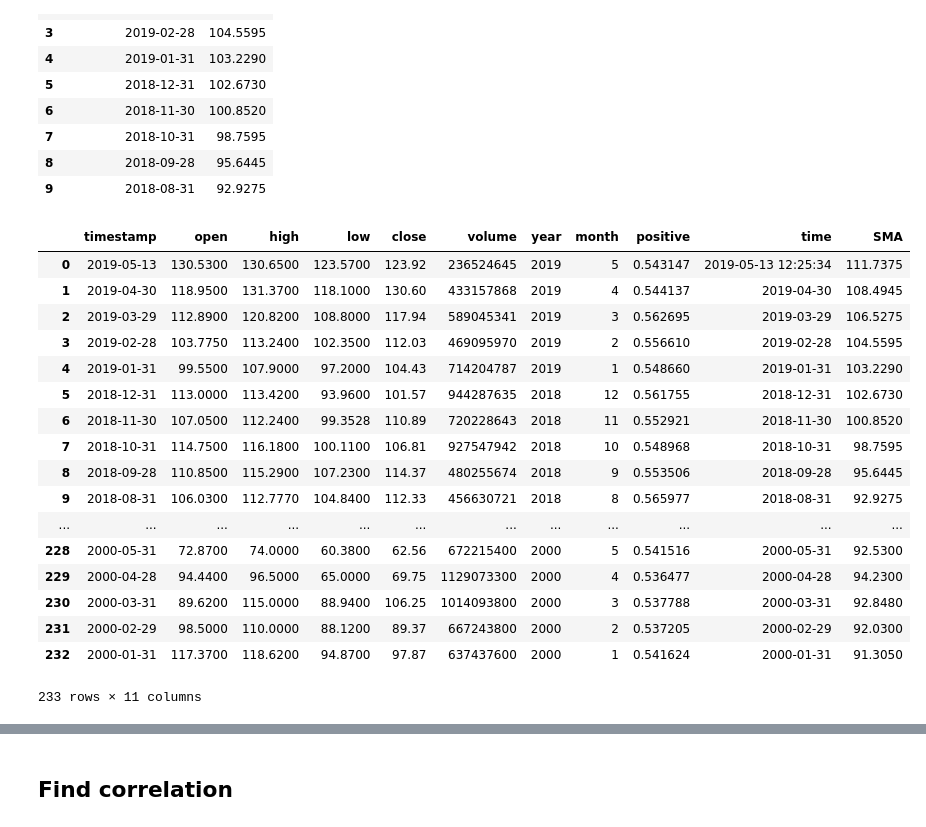
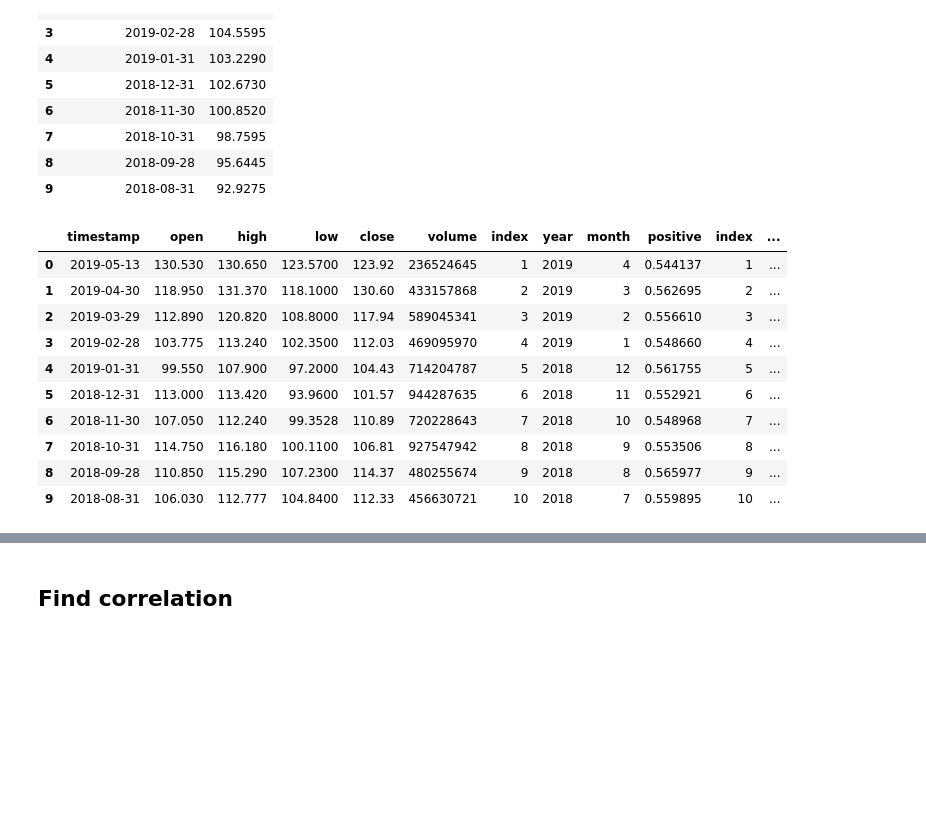
Before and after one commit to thu2pham/StockForecasting, a Jupyter notebook: event_based_forecasting.ipynb, the cells around one changed output, grey strips where cells are left out. Saved outputs shown, nothing was run; the diff lists cells and outputs as text; code cells hidden in the pictures; blank space fills up the shorter version.

Commit message:
Reorganize combined dataset to use past data predicting future data

```diff
--- a/event_based_forecasting.ipynb
+++ b/event_based_forecasting.ipynb
@@ -140,3 +140,5 @@ cropped_df.tail(10)
 | 2000-01-31 | 2000-01-31 | 117.37 | 118.62 | 94.87 | 97.87 | 637437600 |
 # %%
 cropped_df = cropped_df.reset_index(drop=True)
+# Drop last row
+cropped_df = cropped_df[:-1]
@@ -186,4 +197,9 @@ news_data.head(10)
 | 7 | 2018 | 10 | 0.548968 |
 | 8 | 2018 | 9 | 0.553506 |
 | 9 | 2018 | 8 | 0.565977 |
+# %%
+#Drop first row
+news_data = news_data[1:]
+# %%
+news_data = news_data.reset_index()
 # %%
@@ -224,27 +236,23 @@ sma.head(10)
 | 7 | 2018-10-31 | 98.7595 |
 | 8 | 2018-09-28 | 95.6445 |
 | 9 | 2018-08-31 | 92.9275 |
+# %%
+# Drop the first row and reset index
+sma = sma[1:].reset_index()
 # %%
 sma_df = pd.concat([sentimental_df, sma], axis=1, join_axes=[sentimental_df.index])
-sma_df
+sma_df.head(10)
 # %% [output]
-|  | timestamp | open | high | low | close | volume | year | month | positive | time | SMA |
-| 0 | 2019-05-13 | 130.5300 | 130.6500 | 123.5700 | 123.92 | 236524645 | 2019 | 5 | 0.543147 | 2019-05-13 12:25:34 | 111.7375 |
-| 1 | 2019-04-30 | 118.9500 | 131.3700 | 118.1000 | 130.60 | 433157868 | 2019 | 4 | 0.544137 | 2019-04-30 | 108.4945 |
-| 2 | 2019-03-29 | 112.8900 | 120.8200 | 108.8000 | 117.94 | 589045341 | 2019 | 3 | 0.562695 | 2019-03-29 | 106.5275 |
-| 3 | 2019-02-28 | 103.7750 | 113.2400 | 102.3500 | 112.03 | 469095970 | 2019 | 2 | 0.556610 | 2019-02-28 | 104.5595 |
-| 4 | 2019-01-31 | 99.5500 | 107.9000 | 97.2000 | 104.43 | 714204787 | 2019 | 1 | 0.548660 | 2019-01-31 | 103.2290 |
-| 5 | 2018-12-31 | 113.0000 | 113.4200 | 93.9600 | 101.57 | 944287635 | 2018 | 12 | 0.561755 | 2018-12-31 | 102.6730 |
-| 6 | 2018-11-30 | 107.0500 | 112.2400 | 99.3528 | 110.89 | 720228643 | 2018 | 11 | 0.552921 | 2018-11-30 | 100.8520 |
-| 7 | 2018-10-31 | 114.7500 | 116.1800 | 100.1100 | 106.81 | 927547942 | 2018 | 10 | 0.548968 | 2018-10-31 | 98.7595 |
-| 8 | 2018-09-28 | 110.8500 | 115.2900 | 107.2300 | 114.37 | 480255674 | 2018 | 9 | 0.553506 | 2018-09-28 | 95.6445 |
-| 9 | 2018-08-31 | 106.0300 | 112.7770 | 104.8400 | 112.33 | 456630721 | 2018 | 8 | 0.565977 | 2018-08-31 | 92.9275 |
-| ... | ... | ... | ... | ... | ... | ... | ... | ... | ... | ... | ... |
-| 228 | 2000-05-31 | 72.8700 | 74.0000 | 60.3800 | 62.56 | 672215400 | 2000 | 5 | 0.541516 | 2000-05-31 | 92.5300 |
-| 229 | 2000-04-28 | 94.4400 | 96.5000 | 65.0000 | 69.75 | 1129073300 | 2000 | 4 | 0.536477 | 2000-04-28 | 94.2300 |
-| 230 | 2000-03-31 | 89.6200 | 115.0000 | 88.9400 | 106.25 | 1014093800 | 2000 | 3 | 0.537788 | 2000-03-31 | 92.8480 |
-| 231 | 2000-02-29 | 98.5000 | 110.0000 | 88.1200 | 89.37 | 667243800 | 2000 | 2 | 0.537205 | 2000-02-29 | 92.0300 |
-| 232 | 2000-01-31 | 117.3700 | 118.6200 | 94.8700 | 97.87 | 637437600 | 2000 | 1 | 0.541624 | 2000-01-31 | 91.3050 |
+|  | timestamp | open | high | low | close | volume | index | year | month | positive | index | ... |
+| 0 | 2019-05-13 | 130.530 | 130.650 | 123.5700 | 123.92 | 236524645 | 1 | 2019 | 4 | 0.544137 | 1 | ... |
+| 1 | 2019-04-30 | 118.950 | 131.370 | 118.1000 | 130.60 | 433157868 | 2 | 2019 | 3 | 0.562695 | 2 | ... |
+| 2 | 2019-03-29 | 112.890 | 120.820 | 108.8000 | 117.94 | 589045341 | 3 | 2019 | 2 | 0.556610 | 3 | ... |
+| 3 | 2019-02-28 | 103.775 | 113.240 | 102.3500 | 112.03 | 469095970 | 4 | 2019 | 1 | 0.548660 | 4 | ... |
+| 4 | 2019-01-31 | 99.550 | 107.900 | 97.2000 | 104.43 | 714204787 | 5 | 2018 | 12 | 0.561755 | 5 | ... |
+| 5 | 2018-12-31 | 113.000 | 113.420 | 93.9600 | 101.57 | 944287635 | 6 | 2018 | 11 | 0.552921 | 6 | ... |
+| 6 | 2018-11-30 | 107.050 | 112.240 | 99.3528 | 110.89 | 720228643 | 7 | 2018 | 10 | 0.548968 | 7 | ... |
+| 7 | 2018-10-31 | 114.750 | 116.180 | 100.1100 | 106.81 | 927547942 | 8 | 2018 | 9 | 0.553506 | 8 | ... |
+| 8 | 2018-09-28 | 110.850 | 115.290 | 107.2300 | 114.37 | 480255674 | 9 | 2018 | 8 | 0.565977 | 9 | ... |
+| 9 | 2018-08-31 | 106.030 | 112.777 | 104.8400 | 112.33 | 456630721 | 10 | 2018 | 7 | 0.559895 | 10 | ... |
-233 rows × 11 columns
 # %%
 sma_df = sma_df.drop(columns = ['open','high','low','year','month','time'])
```
Also changed, not shown: parts of 9 cells of this notebook.
